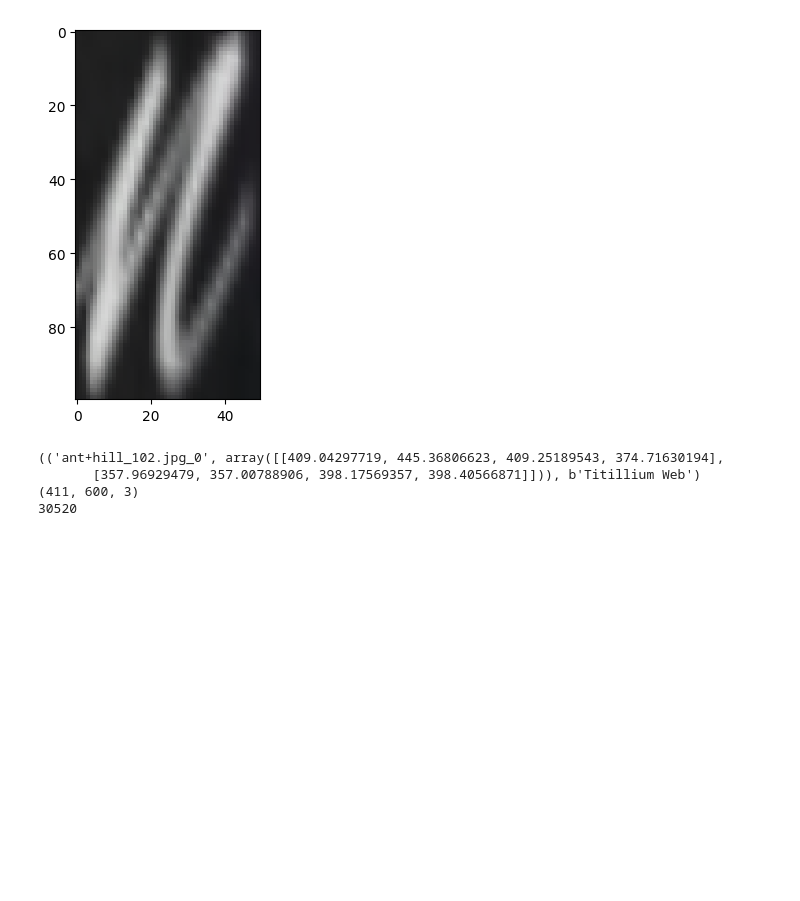
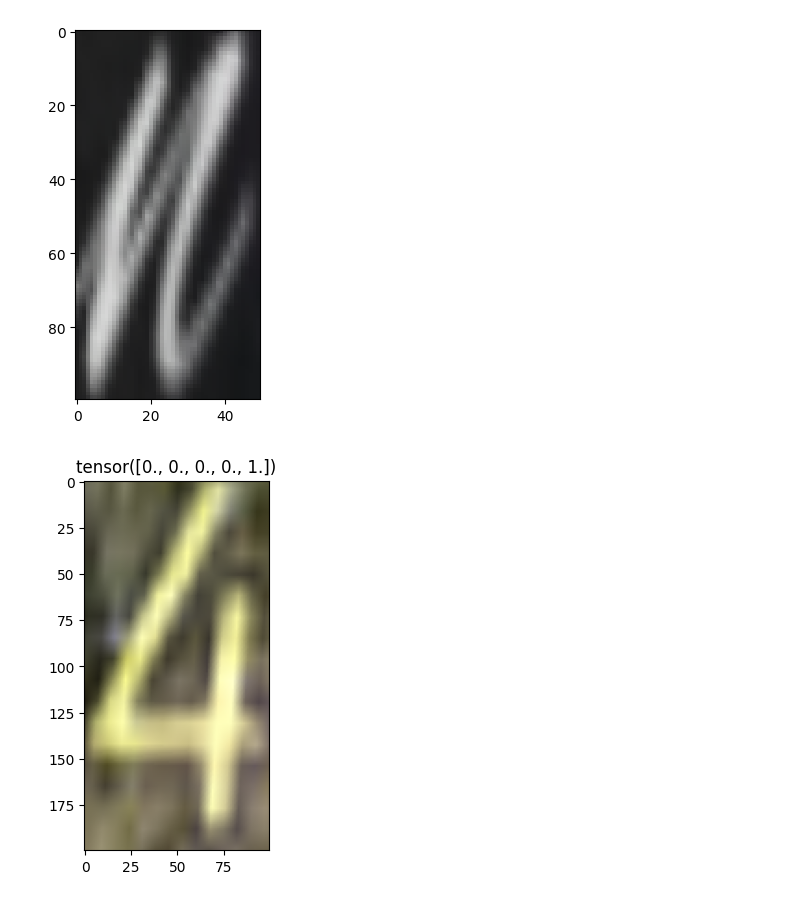
Before and after one commit to dabushori/font-classifier, a Jupyter notebook: draft.ipynb, the cells around one changed output. Saved outputs shown, nothing was run; the diff lists cells and outputs as text; code cells hidden in the pictures; blank space fills up the shorter version.

```diff
--- a/draft.ipynb
+++ b/draft.ipynb
@@ -60,31 +60,58 @@ plt.show()
 [figure]
 # %%
 filename = 'Project/SynthText_train.h5'
-dataset = synth_text_dataset.SynthTextCharactersDataset(filename)
+num_of_images = 998
+train_dataset = synth_text_dataset.SynthTextCharactersDataset(filename, end_idx = int(num_of_images * 0.85))
+test_dataset = synth_text_dataset.SynthTextCharactersDataset(filename, start_idx = int(num_of_images * 0.85))
 
 # print(dataset[0])
 # print(dataset[1])
 
 
-print(dataset[0])
+# print(dataset[0])
 
-(img_name, charBB), font = dataset[0]
-img_data = dataset.get_image_data(img_name)
+# (img_name, charBB), font = dataset[0]
+# img_data = dataset.get_image_data(img_name)
 
-print(img_data.shape)
+# print(img_data.shape)
 
 # plt.imshow(img_data)
 # plt.axis('off')
 
-print(len(dataset))
-
-dataloader = DataLoader(dataset, batch_size=64, shuffle=True)
+# print(len(dataset))
 # for x, y in dataloader:
 #     print(len(x[0]))
 #     print(len(x[1]))
 #     print(len(y))
-# %% [output]
-(('ant+hill_102.jpg_0', array([[409.04297719, 445.36806623, 409.25189543, 374.71630194],
-       [357.96929479, 357.00788906, 398.17569357, 398.40566871]])), b'Titillium Web')
-(411, 600, 3)
-30520
+# %%
+# x, y = dataset[12345]
+# print(x, y)
+
+init_shape = (100, 200)
+
+# def char_transform(x):
+#     x = dataset.get_char_data(x[0], x[1], init_shape).float()
+#     return x.permute((2, 0, 1))
+
+def labels_transform(font):
+    label_idx = {b'Titillium Web': 0, b'Alex Brush': 1, b'Ubuntu Mono': 2, b'Open Sans': 3, b'Sansation': 4}[font]
+    one_hot_encoded = torch.zeros(5, dtype=torch.float)
+    one_hot_encoded[label_idx] = 1
+    return one_hot_encoded
+
+
+# dataset.on_get_item_transform = char_transform
+train_dataset.on_get_item_target_transform = labels_transform
+test_dataset.on_get_item_target_transform = labels_transform
+
+
+# char = dataset.get_char_data(x[0], x[1], init_shape)
+char, label = train_dataset[123]
+# print(char)
+plt.imshow(char.int().permute(1, 2, 0))
+plt.title(label)
+
+train_dataloader = DataLoader(train_dataset, batch_size=64, shuffle=True)
+test_dataloader = DataLoader(test_dataset, shuffle=True)
+# %% [output]
+[figure, added]
```
Also changed, not shown: parts of 1 cell of this notebook.
